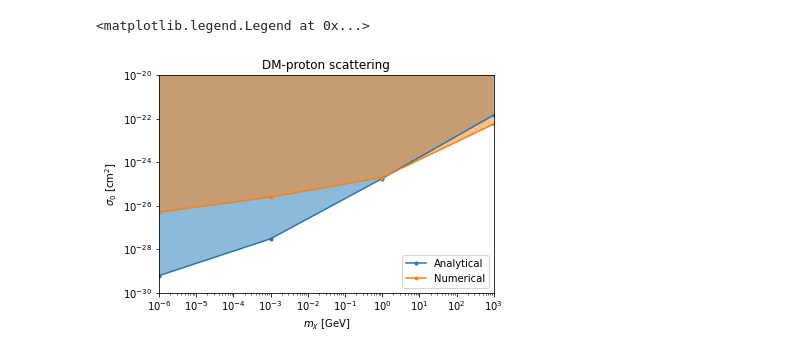
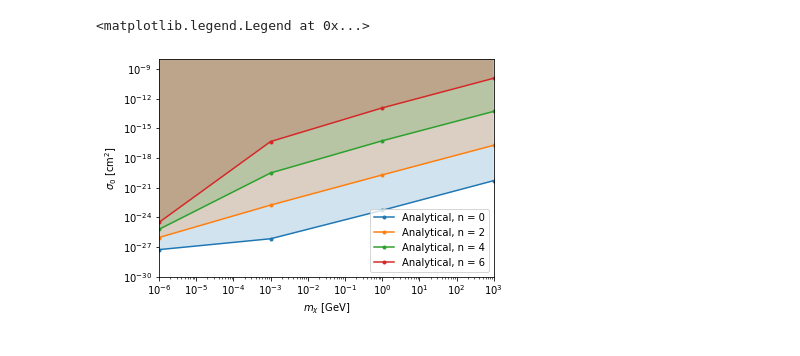
Before and after one commit to davidvng/project-dmeff, a Jupyter notebook: analytical_dmb.ipynb, the cells around one changed output. Drawn from its saved outputs; the diff is of its cells as text; code cells hidden in the pictures.

```diff
--- a/analytical_dmb.ipynb
+++ b/analytical_dmb.ipynb
@@ -84,19 +276,0 @@ zcrit: 19109.55849561469
-# %%
-masses_test = np.array([1.0e-6, 1.0e-3, 1.0, 1.0e3])
-sigmas = np.zeros(len(masses))
-
-for i in range(len(masses_test)):
-    mx=masses_test[i]
-    print("mx:", format(mx, 'e'))
-
-    def func(x):
-        return [(((mx/(mx+mp))*(B*x[1]*(1/(mx+mp))*(((x[0])*((1/mp)+(1/mx)))**(0.5)))) - (H0*math.sqrt(omega_rad)*(x[0]**2))),
-                ((B*x[1]*(1/(mx+mp))*((((1/zcrit)/mp)+(((1/zcrit)**2)/(mx*x[0])))**(0.5))) - (H0*math.sqrt(omega_rad)*((1/zcrit)**2)))]
-
-    root = fsolve(func, [1.0e4, 1.0e-30])
-    zth = 1/root[0]
-    sigma0 = root[1]
-    sigmas[i] = root[1]
-    print("zth:", zth)
-    print("sigma0:", sigma0)
-    print()
@@ -119,22 +496,25 @@ sigma0: 1.4708950328752378e-22
 # %%
 import matplotlib.pyplot as plt
 
-proton_chains = np.array([5.02e-27, 2.45e-26, 1.96e-25, 5.64e-23])
-
 f,ax = plt.subplots()
 
-ax.plot(masses, sigmas, marker='.', label='Analytical')
-ax.plot(masses, proton_chains, marker='.', label='Numerical')
-ax.set_title('DM-proton scattering')
+ax.plot(masses, sigmaout[0], marker='.', label='Analytical, n = 0')
+ax.plot(masses, sigmaout[1], marker='.', label='Analytical, n = 2')
+ax.plot(masses, sigmaout[2], marker='.', label='Analytical, n = 4')
+ax.plot(masses, sigmaout[3], marker='.', label='Analytical, n = 6')
+#ax.set_title('DM-electron scattering (n=0, Vrel=0)')
 ax.set_xlabel('$m_\chi$ $[\mathrm{GeV}]$')
 ax.set_ylabel('$\sigma_0$ $[\mathrm{cm}^2]$')
 ax.set_xscale('log')
 ax.set_yscale('log')
 ax.set_xlim([1.0e-6, 1.0e3])
-ax.set_ylim([1.0e-30, 1.0e-20])
-ax.fill_between(masses, sigmas, 1.0e-20, alpha=0.5)
-ax.fill_between(masses, proton_chains, 1.0e-20, alpha=0.5)
-plt.legend(loc="lower right")
+ax.set_ylim([1.0e-30, 1.0e-8])
+ax.fill_between(masses, sigmaout[0], 1.0e-8, alpha=0.2)
+ax.fill_between(masses, sigmaout[1], 1.0e-8, alpha=0.2)
+ax.fill_between(masses, sigmaout[2], 1.0e-8, alpha=0.2)
+ax.fill_between(masses, sigmaout[3], 1.0e-8, alpha=0.2)
+plt.legend(loc='lower right')
+#plt.savefig('dme_analytical.pdf')
 # %% [output]
 <matplotlib.legend.Legend at 0x...>
-[figure, old version]
+[figure, new version]
```
Also changed, not shown: parts of 16 cells of this notebook, 5 other files.
